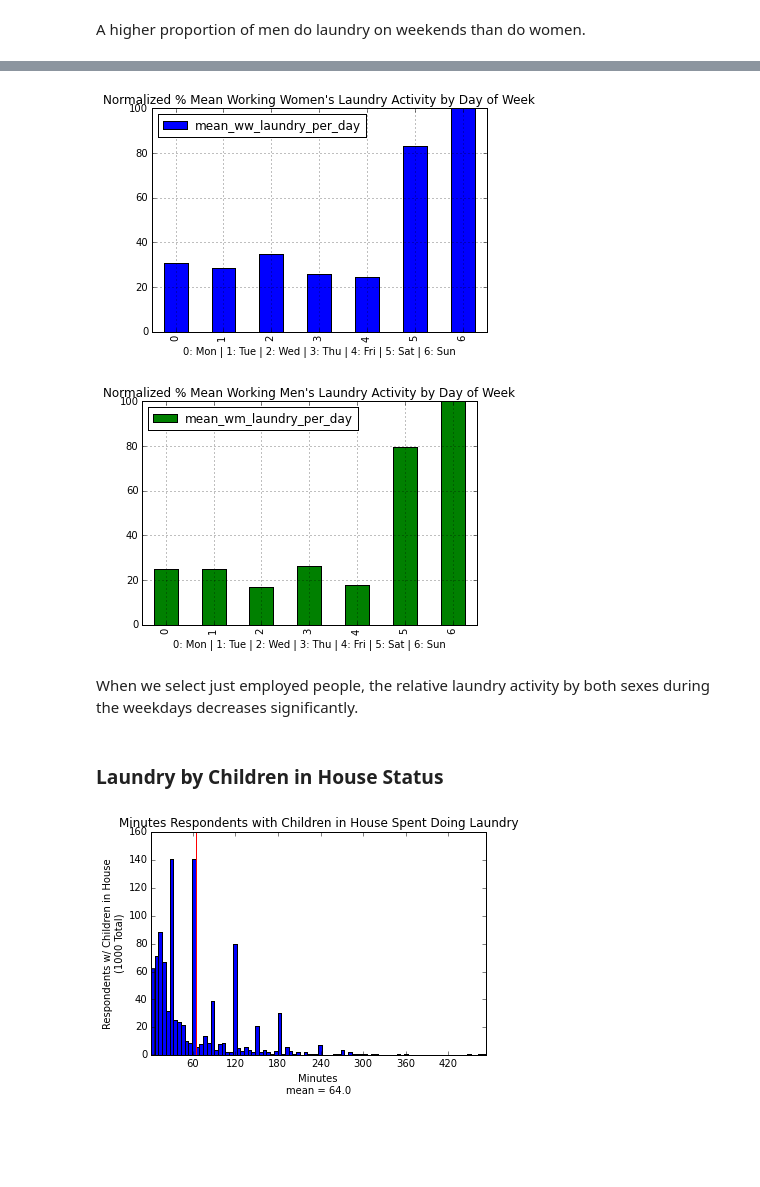
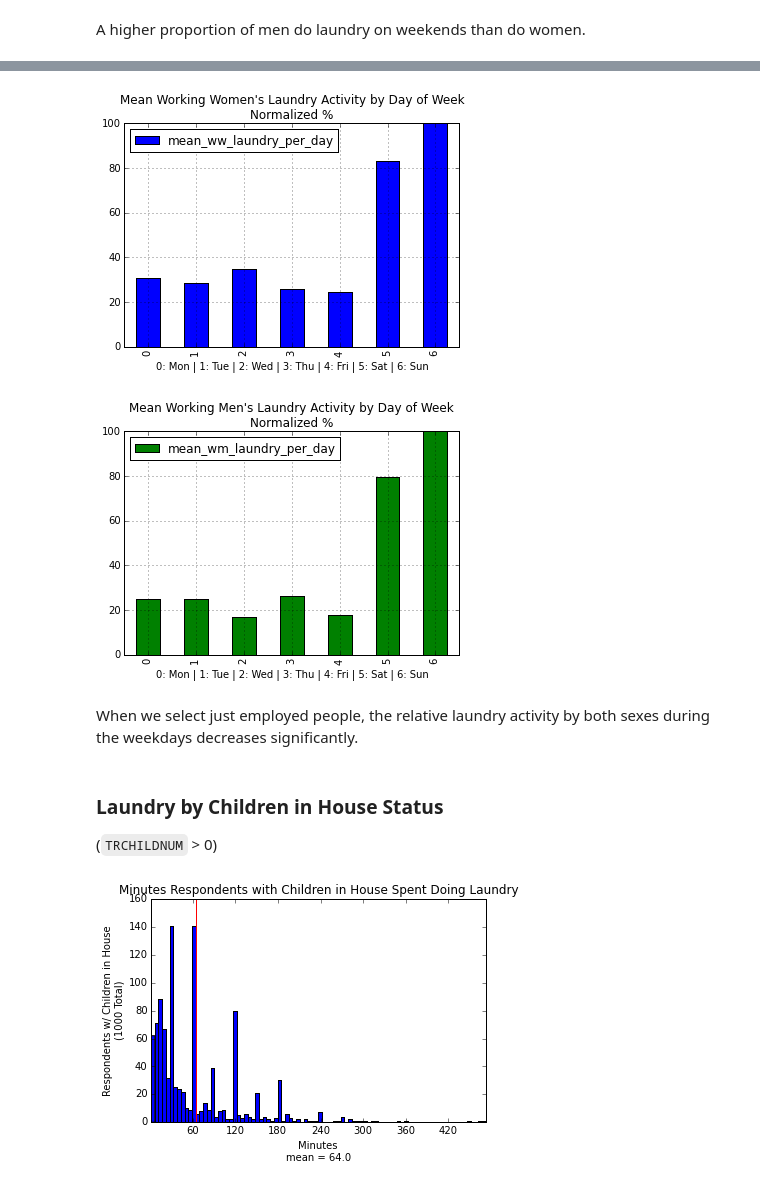
Before and after one commit to ahartz1/atus-analysis, a Jupyter notebook: atus-analysis.ipynb, the cells around one changed output, grey strips where cells are left out. Saved outputs shown, nothing was run; the diff lists cells and outputs as text; code cells hidden in the pictures; blank space fills up the shorter version.

```diff
--- a/atus-analysis.ipynb
+++ b/atus-analysis.ipynb
@@ -206,41 +207,47 @@ A higher proportion of men do laundry on weekends than do women.
 # %%
 # Select working men and women
-laundry_ww_dow = pd.merge(resp[['TUCASEID', 'TUDIARYDATE']], laundry_women[laundry_women['TELFS'] <= 2])
+laundry_ww_dow = pd.merge(resp[['TUCASEID', 'TUDIARYDATE']],
+                          laundry_women[laundry_women['TELFS'] <= 2])
 laundry_ww_dow.index = laundry_ww_dow['TUDIARYDATE']
-laundry_wm_dow = pd.merge(resp[['TUCASEID', 'TUDIARYDATE']], laundry_men[laundry_men['TELFS'] <= 2])
+laundry_wm_dow = pd.merge(resp[['TUCASEID', 'TUDIARYDATE']],
+                          laundry_men[laundry_men['TELFS'] <= 2])
 laundry_wm_dow.index = laundry_wm_dow['TUDIARYDATE']
 # %%
 laundry_ww_by_day = laundry_ww_dow['TUDIARYDAY'].resample('d', how=['count'])
 laundry_ww_by_day['weekday'] = laundry_ww_by_day.index.weekday
-laundry_ww_means_by_day = [laundry_ww_by_day[laundry_ww_by_day['weekday'] == x].mean()[0] for x in range(7)]
+laundry_ww_means_by_day = [laundry_ww_by_day[laundry_ww_by_day['weekday'] == x].mean()[0]
+                           for x in range(7)]
 laundry_ww_max = max(laundry_ww_means_by_day)
-laundry_ww_means_by_day = [laundry_ww_means_by_day[x]*100/laundry_ww_max for x in range(7)]
-pd.DataFrame(laundry_ww_means_by_day).rename(columns={0: 'mean_ww_laundry_per_day'}) \
-                                  .plot(kind='bar',
-                                        title= "Normalized % Mean Working Women's Laundry Activity by Day of Week",
-                                        grid=True)
+laundry_ww_means_by_day = [laundry_ww_means_by_day[x]*100/laundry_ww_max
+                           for x in range(7)]
+pd.DataFrame(laundry_ww_means_by_day) \
+    .rename(columns={0: 'mean_ww_laundry_per_day'}) \
+    .plot(kind='bar', grid=True,
+          title= "Mean Working Women's Laundry Activity by Day of Week\nNormalized %")
 plt.xlabel('0: Mon | 1: Tue | 2: Wed | 3: Thu | 4: Fri | 5: Sat | 6: Sun')
 plt.show()
 
 laundry_wm_by_day = laundry_wm_dow['TUDIARYDAY'].resample('d', how=['count'])
 laundry_wm_by_day['weekday'] = laundry_wm_by_day.index.weekday
-laundry_wm_means_by_day = [laundry_wm_by_day[laundry_wm_by_day['weekday'] == x].mean()[0] for x in range(7)]
+laundry_wm_means_by_day = [laundry_wm_by_day[laundry_wm_by_day['weekday'] == x].mean()[0]
+                           for x in range(7)]
 laundry_wm_max = max(laundry_wm_means_by_day)
-laundry_wm_means_by_day = [laundry_wm_means_by_day[x]*100/laundry_wm_max for x in range(7)]
-pd.DataFrame(laundry_wm_means_by_day).rename(columns={0: 'mean_wm_laundry_per_day'}) \
-                                  .plot(kind='bar',
-                                        title= "Normalized % Mean Working Men's Laundry Activity by Day of Week",
-                                        color='g',
-                                        grid=True)
+laundry_wm_means_by_day = [laundry_wm_means_by_day[x]*100/laundry_wm_max
+                           for x in range(7)]
+pd.DataFrame(laundry_wm_means_by_day) \
+    .rename(columns={0: 'mean_wm_laundry_per_day'}) \
+    .plot(kind='bar', color='g', grid=True,
+          title= "Mean Working Men's Laundry Activity by Day of Week\nNormalized % ")
 plt.xlabel('0: Mon | 1: Tue | 2: Wed | 3: Thu | 4: Fri | 5: Sat | 6: Sun')
 plt.show()
 # %% [output]
-[figure, old version]
+[figure, new version]
-[figure, old version]
+[figure, new version]
 # %% [markdown]
 When we select just employed people, the relative laundry activity by both sexes during the weekdays decreases significantly.
 # %% [markdown]
 ### Laundry by Children in House Status
+(`TRCHILDNUM` > 0)
 # %%
 laundry_parents          = laundry[laundry['TRCHILDNUM'] > 0]
 laundry_parents_mean     = laundry_parents['t020102'].mean()
```
Also changed, not shown: parts of 60 cells of this notebook.
